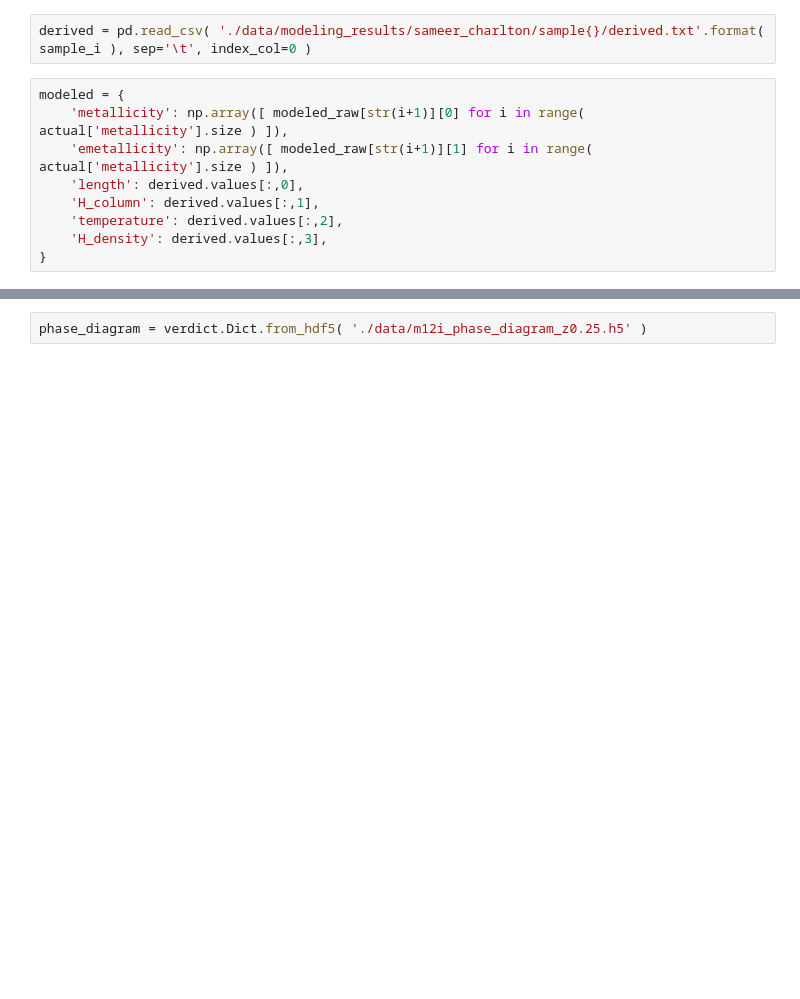
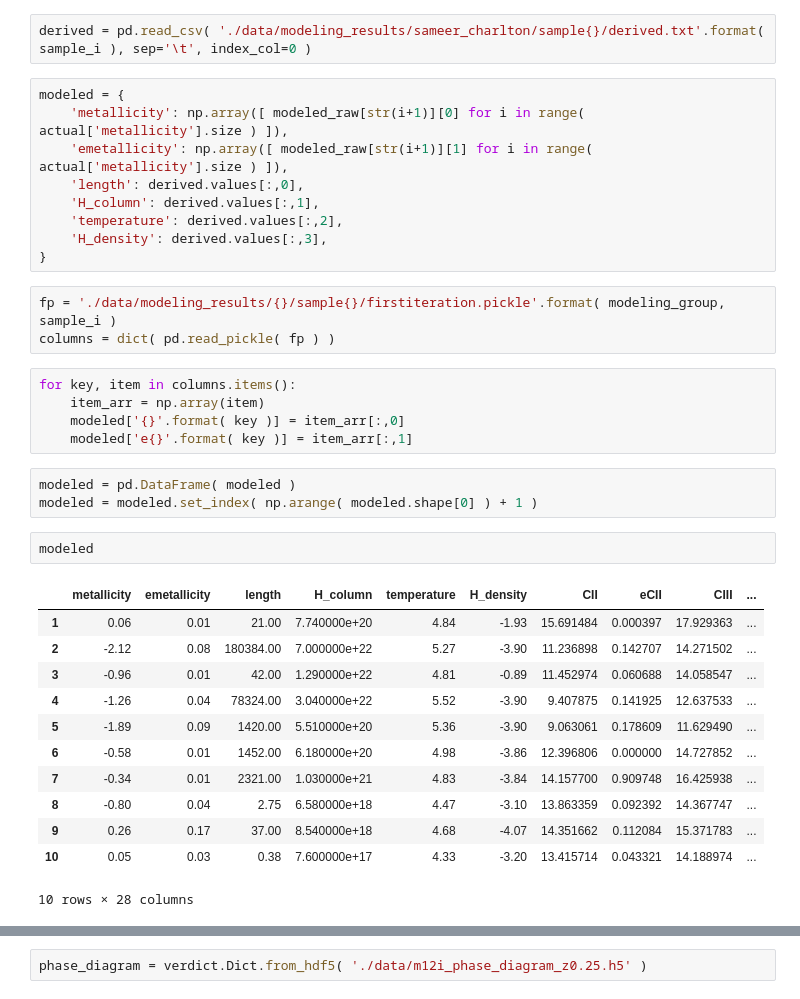
Before and after one commit to chummels/cgm_modeling_challenge, a Jupyter notebook: sample0_comparison.ipynb, the cells around one changed output, grey strips where cells are left out. Drawn from its saved outputs; the diff is of its cells as text; blank space fills up the shorter version.

```diff
--- a/sample0_comparison.ipynb
+++ b/sample0_comparison.ipynb
@@ -39,3 +49,29 @@ modeled = {
     'temperature': derived.values[:,2],
     'H_density': derived.values[:,3],
 }
+# %%
+fp = './data/modeling_results/{}/sample{}/firstiteration.pickle'.format( modeling_group, sample_i )
+columns = dict( pd.read_pickle( fp ) )
+# %%
+for key, item in columns.items():
+    item_arr = np.array(item)
+    modeled['{}'.format( key )] = item_arr[:,0]
+    modeled['e{}'.format( key )] = item_arr[:,1]
+# %%
+modeled = pd.DataFrame( modeled )
+modeled = modeled.set_index( np.arange( modeled.shape[0] ) + 1 )
+# %%
+modeled
+# %% [output]
+|  | metallicity | emetallicity | length | H_column | temperature | H_density | CII | eCII | CIII | ... |
+| 1 | 0.06 | 0.01 | 21.00 | 7.740000e+20 | 4.84 | -1.93 | 15.691484 | 0.000397 | 17.929363 | ... |
+| 2 | -2.12 | 0.08 | 180384.00 | 7.000000e+22 | 5.27 | -3.90 | 11.236898 | 0.142707 | 14.271502 | ... |
+| 3 | -0.96 | 0.01 | 42.00 | 1.290000e+22 | 4.81 | -0.89 | 11.452974 | 0.060688 | 14.058547 | ... |
+| 4 | -1.26 | 0.04 | 78324.00 | 3.040000e+22 | 5.52 | -3.90 | 9.407875 | 0.141925 | 12.637533 | ... |
+| 5 | -1.89 | 0.09 | 1420.00 | 5.510000e+20 | 5.36 | -3.90 | 9.063061 | 0.178609 | 11.629490 | ... |
+| 6 | -0.58 | 0.01 | 1452.00 | 6.180000e+20 | 4.98 | -3.86 | 12.396806 | 0.000000 | 14.727852 | ... |
+| 7 | -0.34 | 0.01 | 2321.00 | 1.030000e+21 | 4.83 | -3.84 | 14.157700 | 0.909748 | 16.425938 | ... |
+| 8 | -0.80 | 0.04 | 2.75 | 6.580000e+18 | 4.47 | -3.10 | 13.863359 | 0.092392 | 14.367747 | ... |
+| 9 | 0.26 | 0.17 | 37.00 | 8.540000e+18 | 4.68 | -4.07 | 14.351662 | 0.112084 | 15.371783 | ... |
+| 10 | 0.05 | 0.03 | 0.38 | 7.600000e+17 | 4.33 | -3.20 | 13.415714 | 0.043321 | 14.188974 | ... |
+10 rows × 28 columns
```
Also changed, not shown: parts of 30 cells of this notebook, 13 other files.
